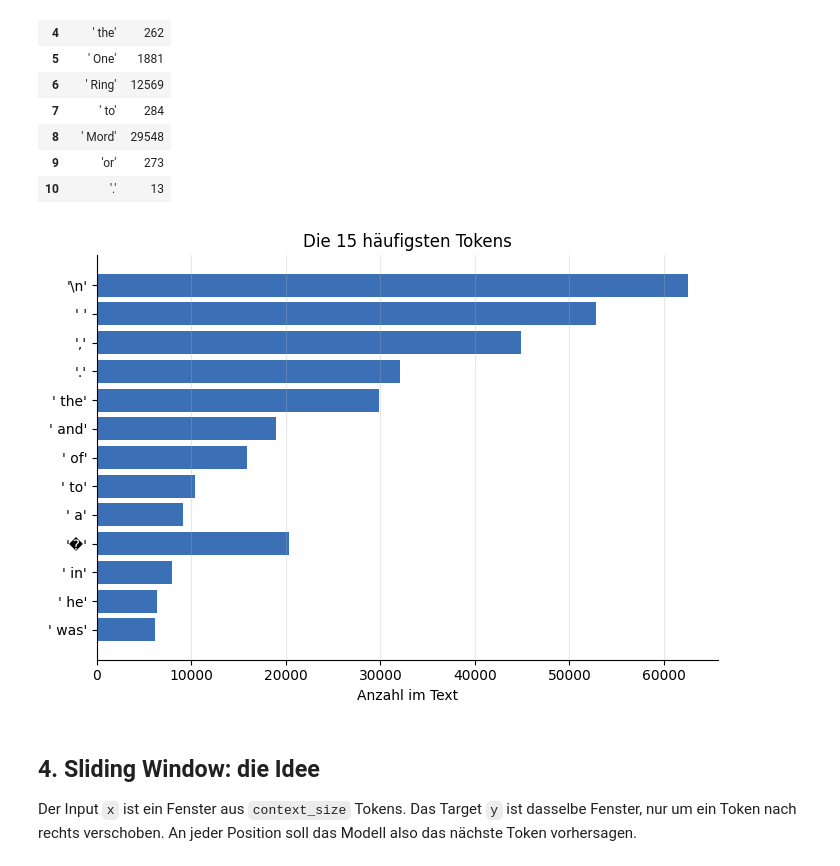
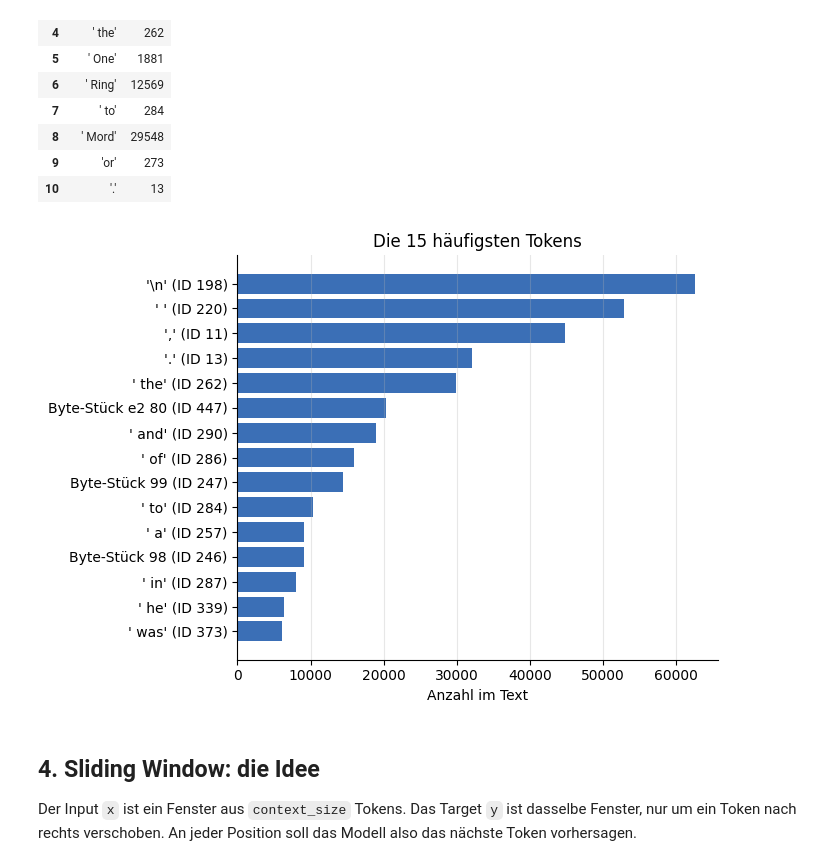
Before and after one commit to Timbo3399/INFM_SOTA2, a Jupyter notebook: W1_DataLoader_BPE.ipynb, the cells around one changed output. Cells and saved outputs as stored; diff of their text form; code cells hidden in the pictures.

Commit message:
Balkendiagramm korrigiert, Hinweise zu den Grafiken ergänzt

```diff
--- a/W1_DataLoader_BPE.ipynb
+++ b/W1_DataLoader_BPE.ipynb
@@ -128,20 +128,28 @@ F | ro | do |  carries |  the |  One |  Ring |  to |  Mord | or | .
 | 9 | 'or' | 273 |
 | 10 | '.' | 13 |
 # %%
+def token_label(i):
+    b = tokenizer.decode_single_token_bytes(i)
+    try:
+        return repr(b.decode("utf-8"))
+    except UnicodeDecodeError:
+        return f"Byte-Stück {b.hex(' ')}"   # nur ein Teil eines Sonderzeichens
+
 top = Counter(enc_text).most_common(15)
-labels = [repr(tokenizer.decode([i])) for i, _ in top]
+labels = [f"{token_label(i)} (ID {i})" for i, _ in top]
 counts = [c for _, c in top]
+assert len(set(labels)) == len(labels), "Doppelte Beschriftungen würden Balken übereinanderlegen"
 
 fig, ax = plt.subplots(figsize=(7, 5))
 ax.barh(labels[::-1], counts[::-1], color="#3B6FB6")
 ax.set_xlabel("Anzahl im Text")
 ax.set_title("Die 15 häufigsten Tokens")
 ax.spines[["top", "right"]].set_visible(False)
 ax.grid(axis="x", alpha=0.3)
 plt.tight_layout()
 plt.show()
 # %% [output]
-[figure, old version]
+[figure, new version]
 # %% [markdown]
 ## 4. Sliding Window: die Idee
 Der Input `x` ist ein Fenster aus `context_size` Tokens. Das Target `y` ist dasselbe Fenster, nur um ein Token nach rechts verschoben. An jeder Position soll das Modell also das nächste Token vorhersagen.
```
Also changed, not shown: parts of 4 cells of this notebook.
